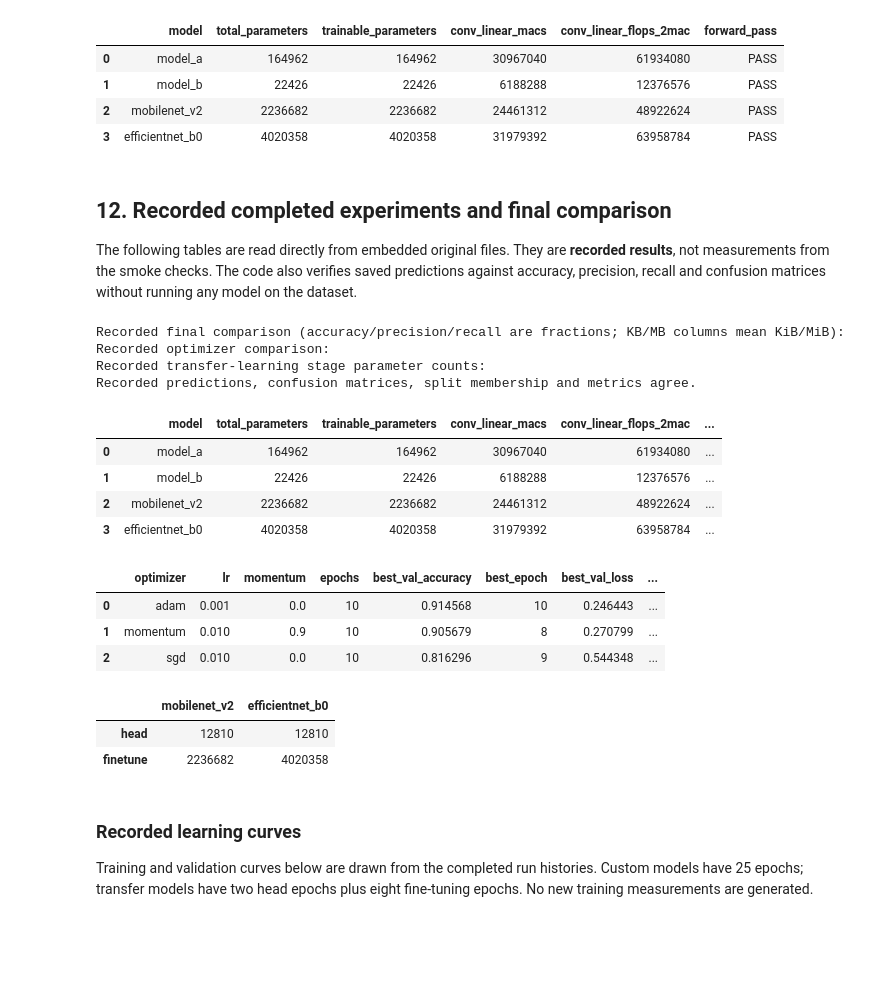
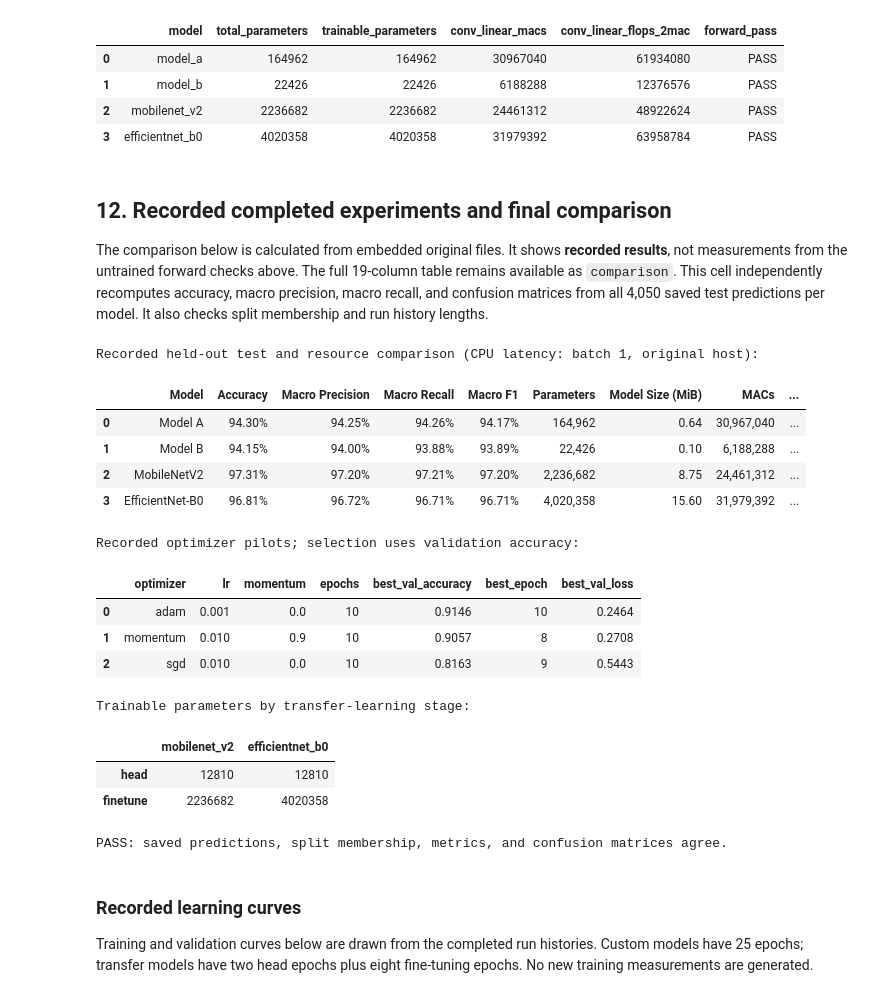
Before and after one commit to aacaas5/EN3150_A03, a Jupyter notebook: FeatureFour_A03_EN3150.ipynb, the cells around one changed output. Saved outputs shown, nothing was run; the diff lists cells and outputs as text; code cells hidden in the pictures; blank space fills up the shorter version.

```diff
--- a/FeatureFour_A03_EN3150.ipynb
+++ b/FeatureFour_A03_EN3150.ipynb
@@ -717,51 +732,76 @@ display(pd.DataFrame(smoke_rows))
 | 3 | efficientnet_b0 | 4020358 | 4020358 | 31979392 | 63958784 | PASS |
 # %% [markdown]
 ## 12. Recorded completed experiments and final comparison
-The following tables are read directly from embedded original files. They are **recorded results**, not measurements from the smoke checks. The code also verifies saved predictions against accuracy, precision, recall and confusion matrices without running any model on the dataset.
+
+The comparison below is calculated from embedded original files. It shows **recorded results**, not measurements from the untrained forward checks above. The full 19-column table remains available as `comparison`. This cell independently recomputes accuracy, macro precision, macro recall, and confusion matrices from all 4,050 saved test predictions per model. It also checks split membership and run history lengths.
 # %%
 comparison = recorded_csv("results/tables/final_comparison.csv")
 optimizers = recorded_csv("results/tables/optimizer_comparison.csv")
 assert optimizers.initial_state_sha256.nunique() == 1
+derived_metrics = []
 for _, row in comparison.iterrows():
     name = row["model"]
     history = recorded_csv(f"results/raw/{name}/history.csv")
     meta = recorded_json(f"results/raw/{name}/run.json")
     assert len(history) == int(row.epochs) == meta["epochs"]
     assert meta["split_sha256"] == dataset_info["split_sha256"]
     if name in ("model_a", "model_b"):
         assert len(history) == 25 and len(history) >= 20
     predictions = recorded_csv(f"results/raw/{name}/test_predictions.csv")
     assert predictions.sample_index.tolist() == split_indices["test"]
     assert predictions.true_label.tolist() == labels[split_indices["test"]].tolist()
     metrics, cm, _ = classification_metrics(predictions.true_label, predictions.predicted_label, dataset_info["classes"])
     for key, value in metrics.items():
         assert np.isclose(row[key], value, rtol=0, atol=1e-12)
+    derived_metrics.append({"model": name,
+                            "macro_f1": f1_score(predictions.true_label, predictions.predicted_label, average="macro", zero_division=0),
+                            "weighted_precision": precision_score(predictions.true_label, predictions.predicted_label, average="weighted", zero_division=0),
+                            "weighted_recall": recall_score(predictions.true_label, predictions.predicted_label, average="weighted", zero_division=0),
+                            "weighted_f1": f1_score(predictions.true_label, predictions.predicted_label, average="weighted", zero_division=0)})
     saved_cm = recorded_csv(f"results/raw/{name}/confusion_matrix.csv", index_col=0)
     assert np.array_equal(cm, saved_cm.to_numpy())
-print("Recorded final comparison (accuracy/precision/recall are fractions; KB/MB columns mean KiB/MiB):")
-display(comparison)
-print("Recorded optimizer comparison:")
-display(optimizers.drop(columns=["initial_state_sha256"]))
-print("Recorded transfer-learning stage parameter counts:")
-display(pd.DataFrame({n: recorded_json(f"results/raw/{n}/run.json")["stage_trainable_parameters"] for n in ("mobilenet_v2", "efficientnet_b0")}))
-print("Recorded predictions, confusion matrices, split membership and metrics agree.")
+comparison = comparison.merge(pd.DataFrame(derived_metrics), on="model", how="left")
+summary = comparison[["model", "test_accuracy", "macro_precision", "macro_recall", "macro_f1",
+                      "total_parameters", "model_size_mb", "conv_linear_macs",
+                      "cpu_latency_ms_mean", "cpu_latency_ms_p95"]].copy()
+summary.columns = ["Model", "Accuracy", "Macro Precision", "Macro Recall", "Macro F1",
+                   "Parameters", "Model Size (MiB)", "MACs",
+                   "CPU Mean Latency (ms)", "CPU p95 Latency (ms)"]
+summary["Model"] = summary["Model"].map({"model_a": "Model A", "model_b": "Model B",
+                                           "mobilenet_v2": "MobileNetV2",
+                                           "efficientnet_b0": "EfficientNet-B0"})
+for column in ("Accuracy", "Macro Precision", "Macro Recall", "Macro F1"):
+    summary[column] = summary[column].map(lambda value: f"{100 * value:.2f}%")
+summary["Parameters"] = summary["Parameters"].map(lambda value: f"{value:,}")
+summary["MACs"] = summary["MACs"].map(lambda value: f"{value:,}")
+for column in ("Model Size (MiB)", "CPU Mean Latency (ms)", "CPU p95 Latency (ms)"):
+    summary[column] = summary[column].map(lambda value: f"{value:.2f}")
+print("Recorded held-out test and resource comparison (CPU latency: batch 1, original host):")
+display(summary)
+print("Recorded optimizer pilots; selection uses validation accuracy:")
+display(optimizers[["optimizer", "lr", "momentum", "epochs", "best_val_accuracy",
+                    "best_epoch", "best_val_loss"]].round(4))
+print("Trainable parameters by transfer-learning stage:")
+display(pd.DataFrame({n: recorded_json(f"results/raw/{n}/run.json")["stage_trainable_parameters"]
+                      for n in ("mobilenet_v2", "efficientnet_b0")}))
+print("PASS: saved predictions, split membership, metrics, and confusion matrices agree.")
 # %% [output]
-Recorded final comparison (accuracy/precision/recall are fractions; KB/MB columns mean KiB/MiB):
-Recorded optimizer comparison:
-Recorded transfer-learning stage parameter counts:
-Recorded predictions, confusion matrices, split membership and metrics agree.
+Recorded held-out test and resource comparison (CPU latency: batch 1, original host):
-|  | model | total_parameters | trainable_parameters | conv_linear_macs | conv_linear_flops_2mac | ... |
-| 0 | model_a | 164962 | 164962 | 30967040 | 61934080 | ... |
-| 1 | model_b | 22426 | 22426 | 6188288 | 12376576 | ... |
-| 2 | mobilenet_v2 | 2236682 | 2236682 | 24461312 | 48922624 | ... |
-| 3 | efficientnet_b0 | 4020358 | 4020358 | 31979392 | 63958784 | ... |
+|  | Model | Accuracy | Macro Precision | Macro Recall | Macro F1 | Parameters | Model Size (MiB) | MACs | ... |
+| 0 | Model A | 94.30% | 94.25% | 94.26% | 94.17% | 164,962 | 0.64 | 30,967,040 | ... |
+| 1 | Model B | 94.15% | 94.00% | 93.88% | 93.89% | 22,426 | 0.10 | 6,188,288 | ... |
+| 2 | MobileNetV2 | 97.31% | 97.20% | 97.21% | 97.20% | 2,236,682 | 8.75 | 24,461,312 | ... |
+| 3 | EfficientNet-B0 | 96.81% | 96.72% | 96.71% | 96.71% | 4,020,358 | 15.60 | 31,979,392 | ... |
+Recorded optimizer pilots; selection uses validation accuracy:
-|  | optimizer | lr | momentum | epochs | best_val_accuracy | best_epoch | best_val_loss | ... |
-| 0 | adam | 0.001 | 0.0 | 10 | 0.914568 | 10 | 0.246443 | ... |
-| 1 | momentum | 0.010 | 0.9 | 10 | 0.905679 | 8 | 0.270799 | ... |
-| 2 | sgd | 0.010 | 0.0 | 10 | 0.816296 | 9 | 0.544348 | ... |
+|  | optimizer | lr | momentum | epochs | best_val_accuracy | best_epoch | best_val_loss |
+| 0 | adam | 0.001 | 0.0 | 10 | 0.9146 | 10 | 0.2464 |
+| 1 | momentum | 0.010 | 0.9 | 10 | 0.9057 | 8 | 0.2708 |
+| 2 | sgd | 0.010 | 0.0 | 10 | 0.8163 | 9 | 0.5443 |
+Trainable parameters by transfer-learning stage:
 |  | mobilenet_v2 | efficientnet_b0 |
 | head | 12810 | 12810 |
 | finetune | 2236682 | 4020358 |
+PASS: saved predictions, split membership, metrics, and confusion matrices agree.
 # %% [markdown]
 ### Recorded learning curves
 Training and validation curves below are drawn from the completed run histories. Custom models have 25 epochs; transfer models have two head epochs plus eight fine-tuning epochs. No new training measurements are generated.
```
Also changed, not shown: parts of 8 cells of this notebook, 44 other files.
